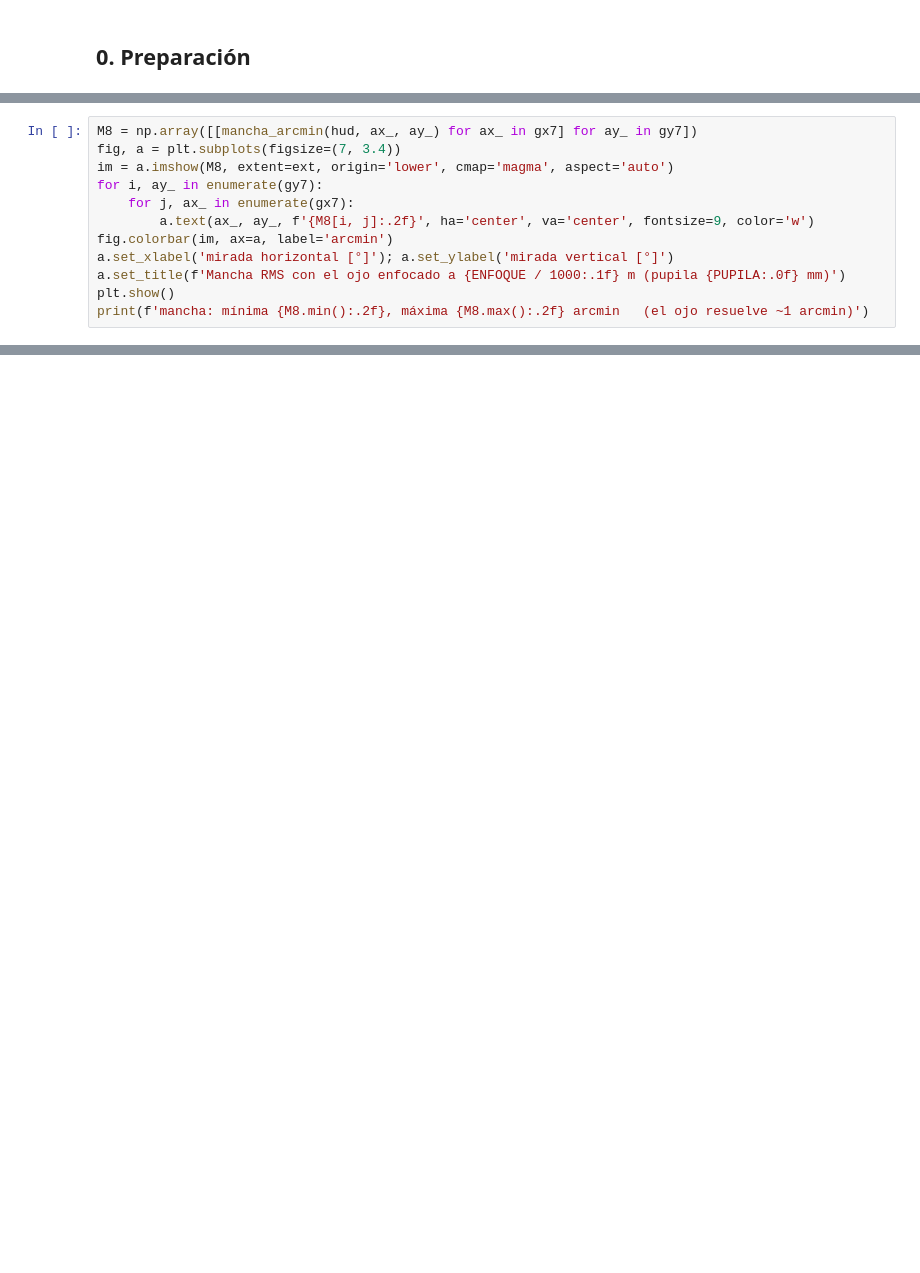
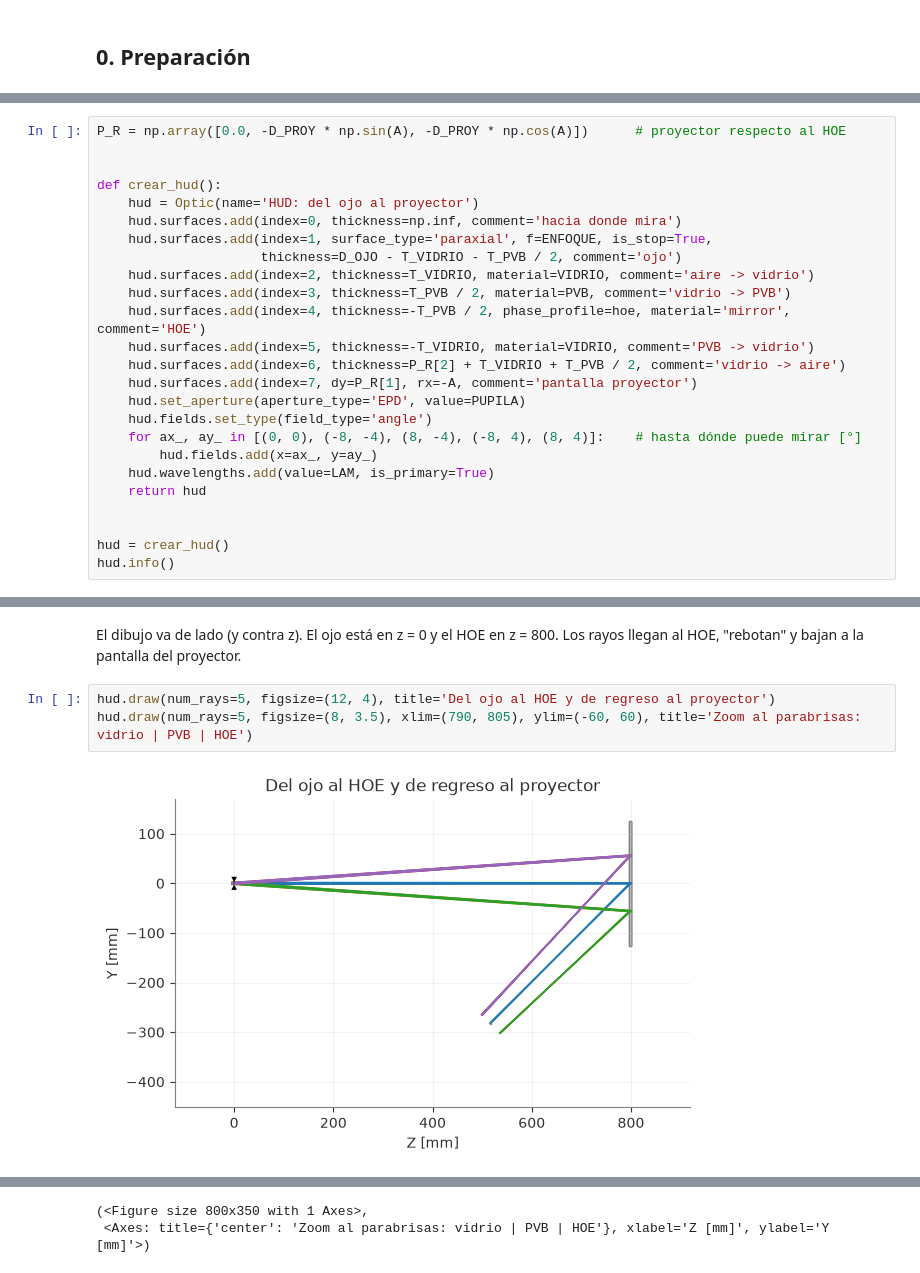
Before and after one commit to Andres210212/Optica_reto_HOE, a Jupyter notebook: hud_hoe_prototipo.ipynb, the cells around one changed output, grey strips where cells are left out. Cells and saved outputs as stored; diff of their text form; blank space fills up the shorter version.

```diff
--- a/hud_hoe_prototipo.ipynb
+++ b/hud_hoe_prototipo.ipynb
@@ -365,12 +26,0 @@ Radio RMS de la mancha con el ojo enfocado a **2 m**, en arcmin. Junta todo: ast
-# %%
-M8 = np.array([[mancha_arcmin(hud, ax_, ay_) for ax_ in gx7] for ay_ in gy7])
-fig, a = plt.subplots(figsize=(7, 3.4))
-im = a.imshow(M8, extent=ext, origin='lower', cmap='magma', aspect='auto')
-for i, ay_ in enumerate(gy7):
-    for j, ax_ in enumerate(gx7):
-        a.text(ax_, ay_, f'{M8[i, j]:.2f}', ha='center', va='center', fontsize=9, color='w')
-fig.colorbar(im, ax=a, label='arcmin')
-a.set_xlabel('mirada horizontal [°]'); a.set_ylabel('mirada vertical [°]')
-a.set_title(f'Mancha RMS con el ojo enfocado a {ENFOQUE / 1000:.1f} m (pupila {PUPILA:.0f} mm)')
-plt.show()
-print(f'mancha: mínima {M8.min():.2f}, máxima {M8.max():.2f} arcmin   (el ojo resuelve ~1 arcmin)')
@@ -691,0 +166,25 @@ Resultados con los parámetros de la sección 1 (λ = 532 nm, proyector a 400 mm
+# %%
+P_R = np.array([0.0, -D_PROY * np.sin(A), -D_PROY * np.cos(A)])      # proyector respecto al HOE
+
+
+def crear_hud():
+    hud = Optic(name='HUD: del ojo al proyector')
+    hud.surfaces.add(index=0, thickness=np.inf, comment='hacia donde mira')
+    hud.surfaces.add(index=1, surface_type='paraxial', f=ENFOQUE, is_stop=True,
+                     thickness=D_OJO - T_VIDRIO - T_PVB / 2, comment='ojo')
+    hud.surfaces.add(index=2, thickness=T_VIDRIO, material=VIDRIO, comment='aire -> vidrio')
+    hud.surfaces.add(index=3, thickness=T_PVB / 2, material=PVB, comment='vidrio -> PVB')
+    hud.surfaces.add(index=4, thickness=-T_PVB / 2, phase_profile=hoe, material='mirror', comment='HOE')
+    hud.surfaces.add(index=5, thickness=-T_VIDRIO, material=VIDRIO, comment='PVB -> vidrio')
+    hud.surfaces.add(index=6, thickness=P_R[2] + T_VIDRIO + T_PVB / 2, comment='vidrio -> aire')
+    hud.surfaces.add(index=7, dy=P_R[1], rx=-A, comment='pantalla proyector')
+    hud.set_aperture(aperture_type='EPD', value=PUPILA)
+    hud.fields.set_type(field_type='angle')
+    for ax_, ay_ in [(0, 0), (-8, -4), (8, -4), (-8, 4), (8, 4)]:    # hasta dónde puede mirar [°]
+        hud.fields.add(x=ax_, y=ay_)
+    hud.wavelengths.add(value=LAM, is_primary=True)
+    return hud
+
+
+hud = crear_hud()
+hud.info()
@@ -691,0 +204,7 @@ Resultados con los parámetros de la sección 1 (λ = 532 nm, proyector a 400 mm
+# %% [markdown]
+El dibujo va de lado (y contra z). El ojo está en z = 0 y el HOE en z = 800. Los rayos llegan al HOE, "rebotan" y bajan a la pantalla del proyector.
+# %%
+hud.draw(num_rays=5, figsize=(12, 4), title='Del ojo al HOE y de regreso al proyector')
+hud.draw(num_rays=5, figsize=(8, 3.5), xlim=(790, 805), ylim=(-60, 60), title='Zoom al parabrisas: vidrio | PVB | HOE')
+# %% [output]
+[figure, added]
@@ -691,0 +212,2 @@ Resultados con los parámetros de la sección 1 (λ = 532 nm, proyector a 400 mm
+(<Figure size 800x350 with 1 Axes>,
+ <Axes: title={'center': 'Zoom al parabrisas: vidrio | PVB | HOE'}, xlabel='Z [mm]', ylabel='Y [mm]'>)
```
Also changed, not shown: parts of 61 cells of this notebook.
